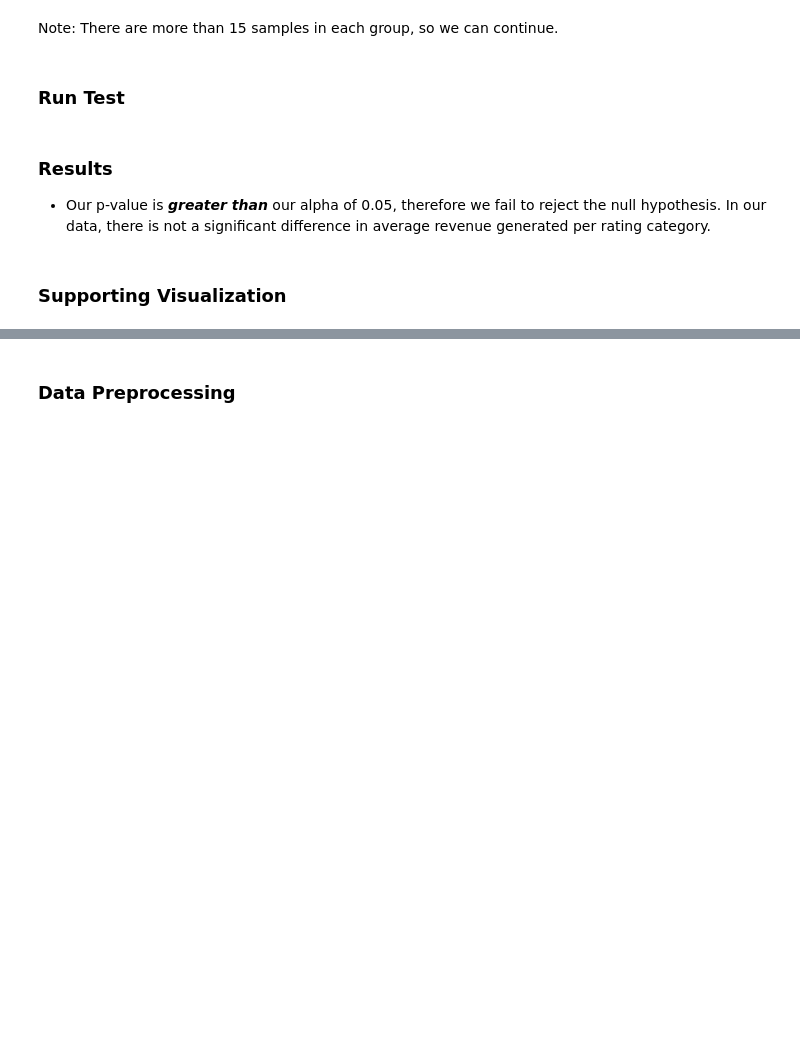
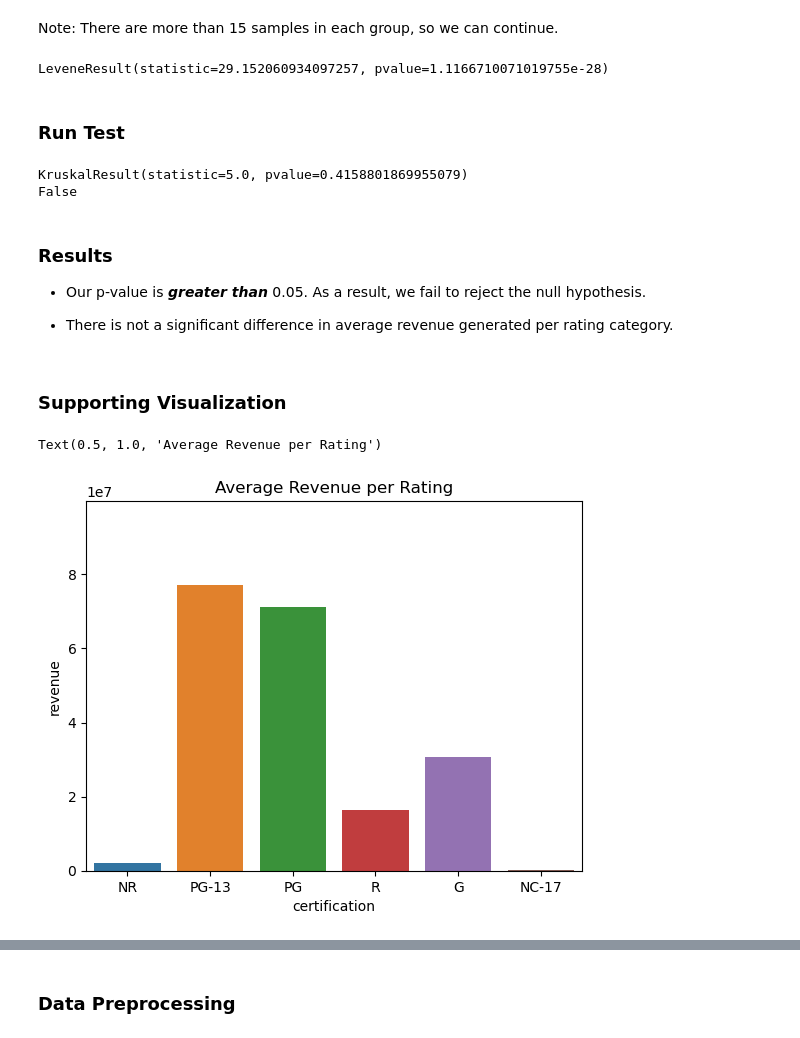
Before and after one commit to paulf35/Project-3---Movies, a Jupyter notebook: Project 3 - Part 4.ipynb, the cells around one changed output, grey strips where cells are left out. Saved outputs shown, nothing was run; the diff lists cells and outputs as text; code cells hidden in the pictures; blank space fills up the shorter version.

```diff
--- a/Project 3 - Part 4.ipynb
+++ b/Project 3 - Part 4.ipynb
@@ -59,5 +78,5 @@ df.to_csv(FOLDER+'combined_tmdb_data.csv.gz', compression = 'gzip', index = Fals
 # Load and Inspect Data
 # %%
 # Load new dataset and verify
-df1 = pd.read_csv(FOLDER+'combined_tmdb_data.csv.gz',lineterminator='\n')
-df1.head()
+df = pd.read_csv(FOLDER+'combined_tmdb_data.csv.gz',lineterminator='\r')
+df.head()
@@ -70,5 +115,5 @@ drop_cols = ['adult', 'backdrop_path', 'belongs_to_collection', 'homepage',
              'video', 'budget', 'genres', 'id', 'original_language',
              'popularity', 'production_companies', 'production_countries',
              'spoken_languages', 'title',]
-df1 = df1.drop(columns = drop_cols)
-df1.info()
+df = df.drop(columns = drop_cols)
+df.info()
@@ -142,6 +238,8 @@ Note: There are more than 15 samples in each group, so we can continue.
 # %%
 #Test for equal variance
 stats.levene(*groups.values())
+# %% [output]
+LeveneResult(statistic=29.152060934097257, pvalue=1.1166710071019755e-28)
 # %% [markdown]
 ### Run Test
 # %%
@@ -149,14 +247,22 @@ stats.levene(*groups.values())
 result = stats.kruskal(*groups)
 print(result)
 print(result.pvalue < .05)
+# %% [output]
+KruskalResult(statistic=5.0, pvalue=0.4158801869955079)
+False
 # %% [markdown]
 ### Results
-- Our p-value is ***greater than*** our alpha of 0.05, therefore we fail to reject the null hypothesis. In our data, there is not a significant difference in average revenue generated per rating category.
+- Our p-value is ***greater than***  0.05. As a result, we fail to reject the null hypothesis.
+
+- There is not a significant difference in average revenue generated per rating category.
 # %% [markdown]
 ### Supporting Visualization
 # %%
 #Create barplot of revenue vs. rating
-ax = sns.barplot(data = df, x= 'certification', y= 'revenue')
-ax.set_title('Average Revenue per Rating');
+ax = sns.barplot(data = df, x= 'certification', y= 'revenue', errwidth=0)
+ax.set_title('Average Revenue per Rating')
+# %% [output]
+Text(0.5, 1.0, 'Average Revenue per Rating')
+[figure, added]
 # %% [markdown]
 ## Hypothesis Test 2:
```
Also changed, not shown: parts of 25 cells of this notebook, 1 other file.
